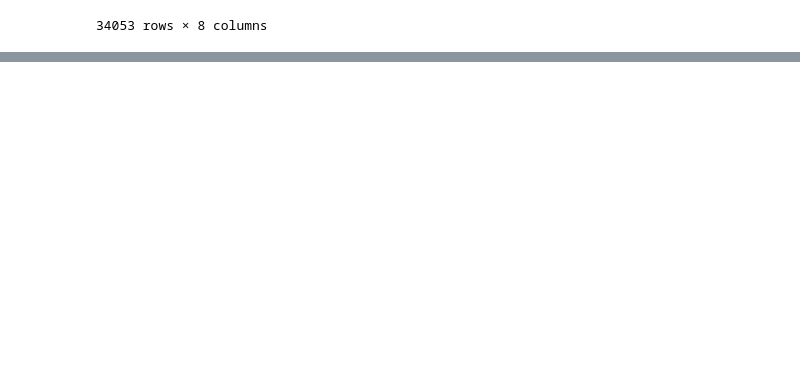
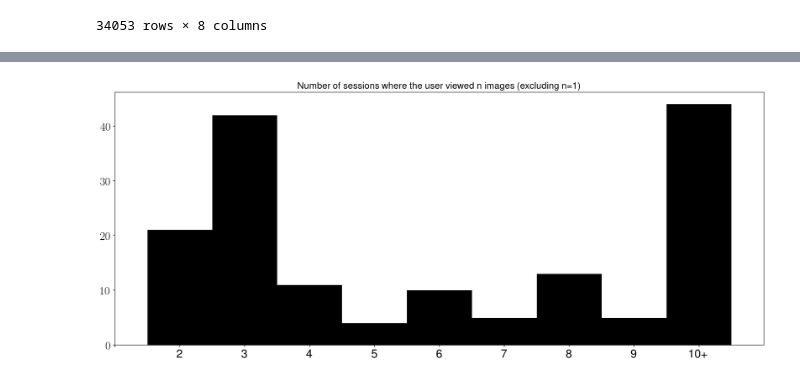
Before and after one commit to WSzP/canyoureadit-eda, a Jupyter notebook: eda.ipynb, the cells around one changed output, grey strips where cells are left out. Saved outputs shown, nothing was run; the diff lists cells and outputs as text; code cells hidden in the pictures; blank space fills up the shorter version.

Commit message:
Images viewed per session - added to EDA

```diff
--- a/eda.ipynb
+++ b/eda.ipynb
@@ -83,0 +92,6 @@ df
+# %%
+n_images_viewed = df.session_id.value_counts().value_counts()
+print(f"Maximum number of images viewed in session: {df.session_id.value_counts().max()} (session {df.session_id.value_counts().idxmax()})")
+print(f"Number of session with a single image viewed: {n_images_viewed[1]}")
+print(f"Number of session with two images viewed: {n_images_viewed[2]}")
+print(f"Number of session with three images viewed: {n_images_viewed[3]}")
@@ -83,0 +103,27 @@ df
+# %%
+def n_or_less_viewed(v, first_n = 10, verbose = False):
+    viewed = pd.Series(dtype='int32')
+    if first_n > len(v):
+       first_n = len(v)
+    for i in range(1,first_n):
+        viewed[str(i)] = v.get(i, 0)
+    viewed[str(first_n) + '+'] = v[first_n-1:].sum()
+    if verbose:
+        print('\033[1m n  | Visitors viewed n images\033[0m')
+        all = v.sum()
+        for index, value in viewed.items():
+            if index == str(first_n) + '+':
+                print(f"{index:3} |{value:7} ({value*100/all:5.2f}%)")
+            elif (int(index) < 6) or (int(index) > first_n-5):
+                print(f"{int(index):2}  |{value:7} ({value*100/all:5.2f}%)")
+            elif (int(index) == 6):
+                print('...')
+    return viewed
+# %%
+ax =  n_or_less_viewed(n_images_viewed[:], first_n = 2, verbose = False).plot.bar(rot=0,width=1,color='k')
+for label in (ax.get_xticklabels() + ax.get_yticklabels()):
+    label.set_fontsize(20)
+ax.set_title('Number of sessions where the user viewed one image compared to two or more', fontsize=16)
+plt.savefig(EXPORTDIR+'visitors_1_2_images.png',dpi=300)
+plt.savefig(EXPORTDIR+'visitors_1_2_images.pdf')
+plt.show()
@@ -83,0 +132,12 @@ df
+# %%
+ax =  n_or_less_viewed(n_images_viewed[1:], first_n = 10, verbose = False).plot.bar(rot=0,width=1,color='k')
+for label in (ax.get_xticklabels() + ax.get_yticklabels()):
+    label.set_fontsize(20)
+ax.set_xlim([0, 10])
+ax.set_xticklabels(['', '2', '3', '4', '5', '6', '7', '8', '9', '10+'])
+ax.set_title('Number of sessions where the user viewed n images (excluding n=1)', fontsize=16)
+plt.savefig(EXPORTDIR+'visitors_n_images.png',dpi=300)
+plt.savefig(EXPORTDIR+'visitors_n_images.pdf')
+plt.show()
+# %% [output]
+[figure, added]
```
Also changed, not shown: parts of 9 cells of this notebook, 5 other files.
